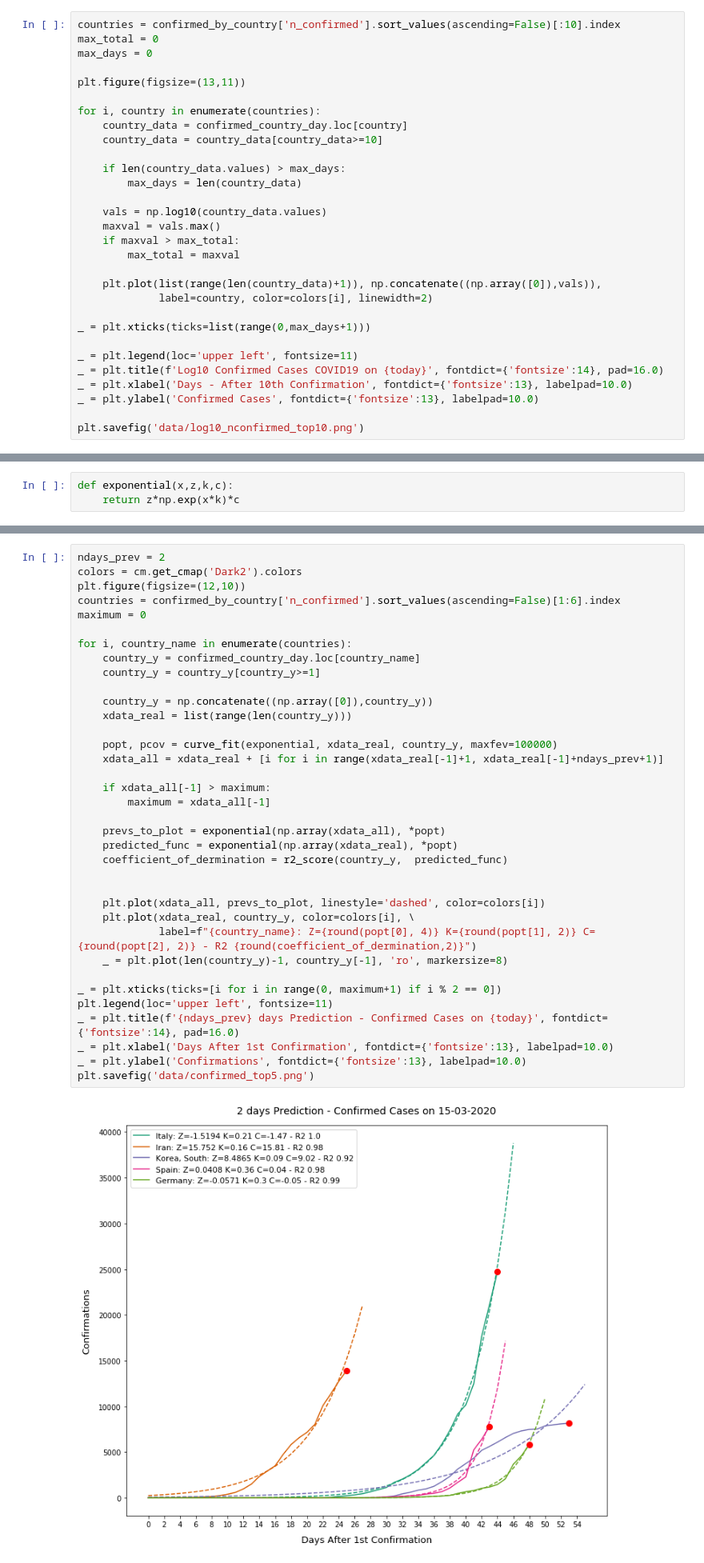
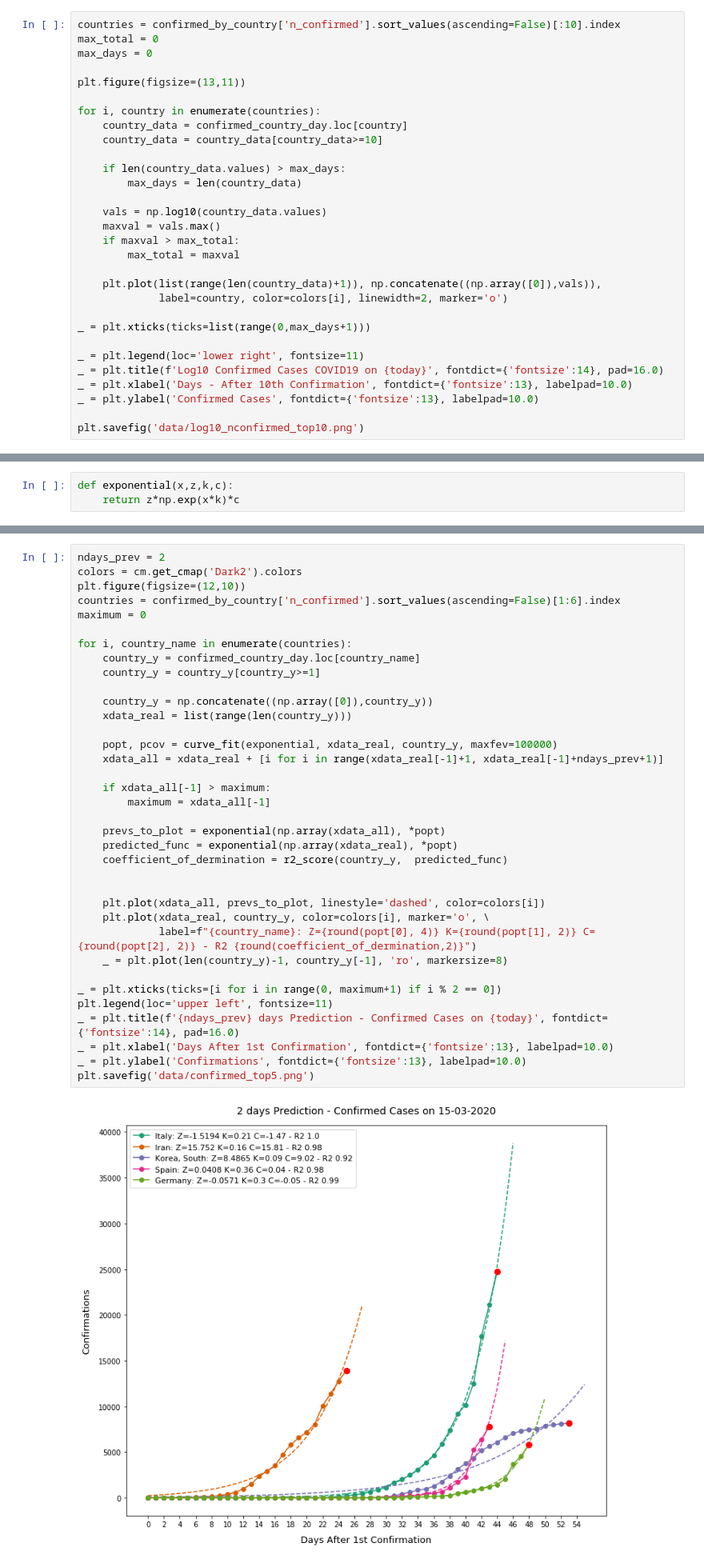
Before and after one commit to taborda11/covid19, a Jupyter notebook: covid-19.ipynb, the cells around one changed output, grey strips where cells are left out. Shown at 80% size. Cells and saved outputs as stored; diff of their text form.

```diff
--- a/covid-19.ipynb
+++ b/covid-19.ipynb
@@ -128,11 +128,11 @@ for i, country in enumerate(countries):
         max_total = maxval
 
     plt.plot(list(range(len(country_data)+1)), np.concatenate((np.array([0]),vals)),
-             label=country, color=colors[i], linewidth=2)
+             label=country, color=colors[i], linewidth=2, marker='o')
 
 _ = plt.xticks(ticks=list(range(0,max_days+1)))
 
-_ = plt.legend(loc='upper left', fontsize=11)
+_ = plt.legend(loc='lower right', fontsize=11)
 _ = plt.title(f'Log10 Confirmed Cases COVID19 on {today}', fontdict={'fontsize':14}, pad=16.0)
 _ = plt.xlabel('Days - After 10th Confirmation', fontdict={'fontsize':13}, labelpad=10.0)
 _ = plt.ylabel('Confirmed Cases', fontdict={'fontsize':13}, labelpad=10.0)
@@ -276,35 +276,35 @@ maximum = 0
 
 for i, country_name in enumerate(countries):
     country_y = confirmed_country_day.loc[country_name]
     country_y = country_y[country_y>=1]
 
     country_y = np.concatenate((np.array([0]),country_y))
     xdata_real = list(range(len(country_y)))
 
     popt, pcov = curve_fit(exponential, xdata_real, country_y, maxfev=100000)
     xdata_all = xdata_real + [i for i in range(xdata_real[-1]+1, xdata_real[-1]+ndays_prev+1)]
 
     if xdata_all[-1] > maximum:
         maximum = xdata_all[-1]
 
     prevs_to_plot = exponential(np.array(xdata_all), *popt)
     predicted_func = exponential(np.array(xdata_real), *popt)
     coefficient_of_dermination = r2_score(country_y,  predicted_func)
 
 
     plt.plot(xdata_all, prevs_to_plot, linestyle='dashed', color=colors[i])
-    plt.plot(xdata_real, country_y, color=colors[i], \
+    plt.plot(xdata_real, country_y, color=colors[i], marker='o', \
              label=f"{country_name}: Z={round(popt[0], 4)} K={round(popt[1], 2)} C={round(popt[2], 2)} - R2 {round(coefficient_of_dermination,2)}")
     _ = plt.plot(len(country_y)-1, country_y[-1], 'ro', markersize=8)
 
 _ = plt.xticks(ticks=[i for i in range(0, maximum+1) if i % 2 == 0])
 plt.legend(loc='upper left', fontsize=11)
 _ = plt.title(f'{ndays_prev} days Prediction - Confirmed Cases on {today}', fontdict={'fontsize':14}, pad=16.0)
 _ = plt.xlabel('Days After 1st Confirmation', fontdict={'fontsize':13}, labelpad=10.0)
 _ = plt.ylabel('Confirmations', fontdict={'fontsize':13}, labelpad=10.0)
 plt.savefig('data/confirmed_top5.png')
 # %% [output]
-[figure, old version]
+[figure, new version]
 # %%
 ndays_prev = 2
 colors = cm.get_cmap('Dark2').colors
```
Also changed, not shown: parts of 7 cells of this notebook.
